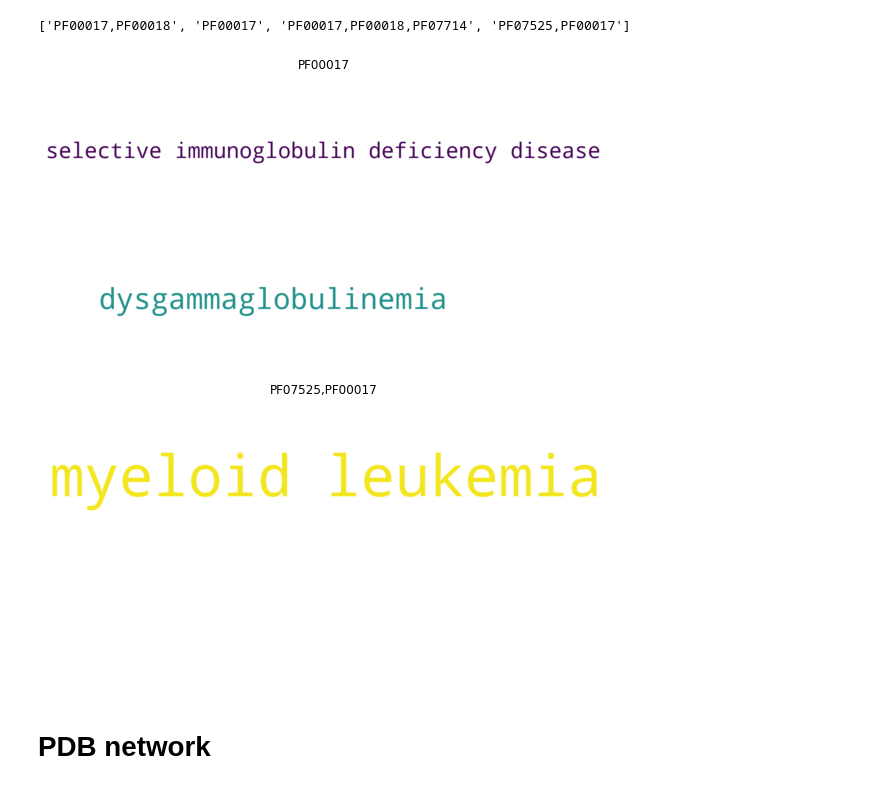
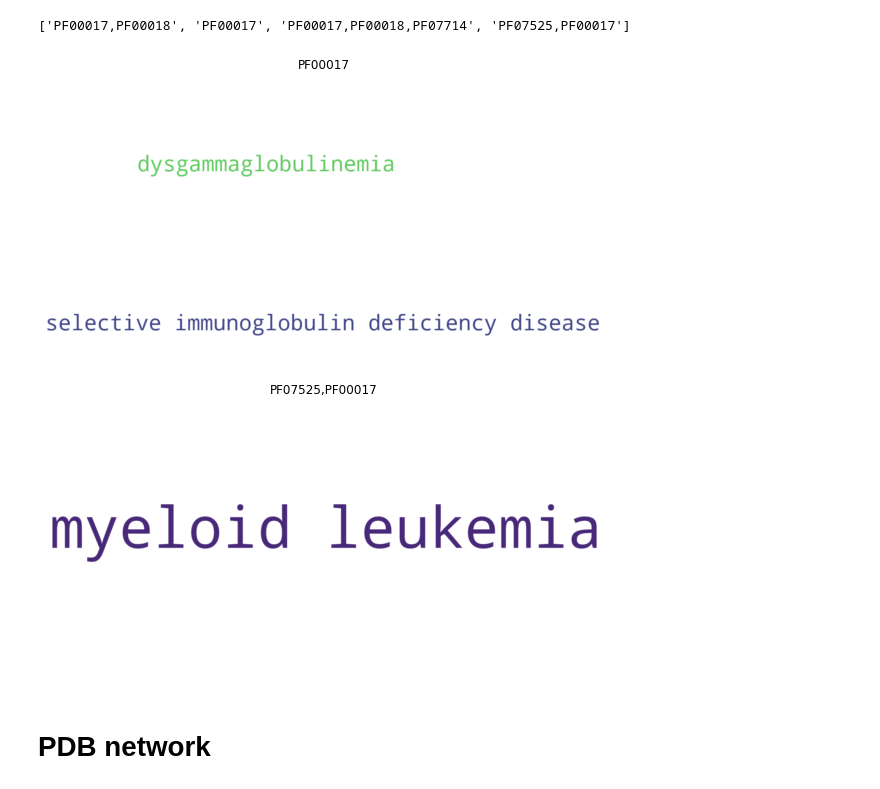
Before and after one commit to Mmiglio/BiologicalData, a Jupyter notebook: code/part2/DiseaseOntology.ipynb, the cells around one changed output. Drawn from its saved outputs; the diff is of its cells as text; code cells hidden in the pictures.

```diff
--- a/code/part2/DiseaseOntology.ipynb
+++ b/code/part2/DiseaseOntology.ipynb
@@ -203,28 +203,28 @@ list(results.keys())
 # %%
 # draw wordcloud
 for key in filtered_results:
 
     if filtered_results[key].shape[0] > 0:
 
         # Num of words to be drawn
         N = sum(filtered_results[key].OddRatio > 0)
 
         wc = draw_word_cloud(
             df = filtered_results[key],
             N = N,
-            score = 'OddRatio',
+            score = 'p-value',
             under_represented=False
         )
 
         # Plot
         plt.figure(figsize=(10, 10))
         plt.title(key)
         plt.imshow(wc, interpolation="bilinear")
         plt.axis("off")
         plt.show()
 # %% [output]
-[figure, old version]
+[figure, new version]
-[figure, old version]
+[figure, new version]
 # %% [markdown]
 <a id="pdbnetwork"></a>
 
```
Also changed, not shown: parts of 6 cells of this notebook, 5 other files.
